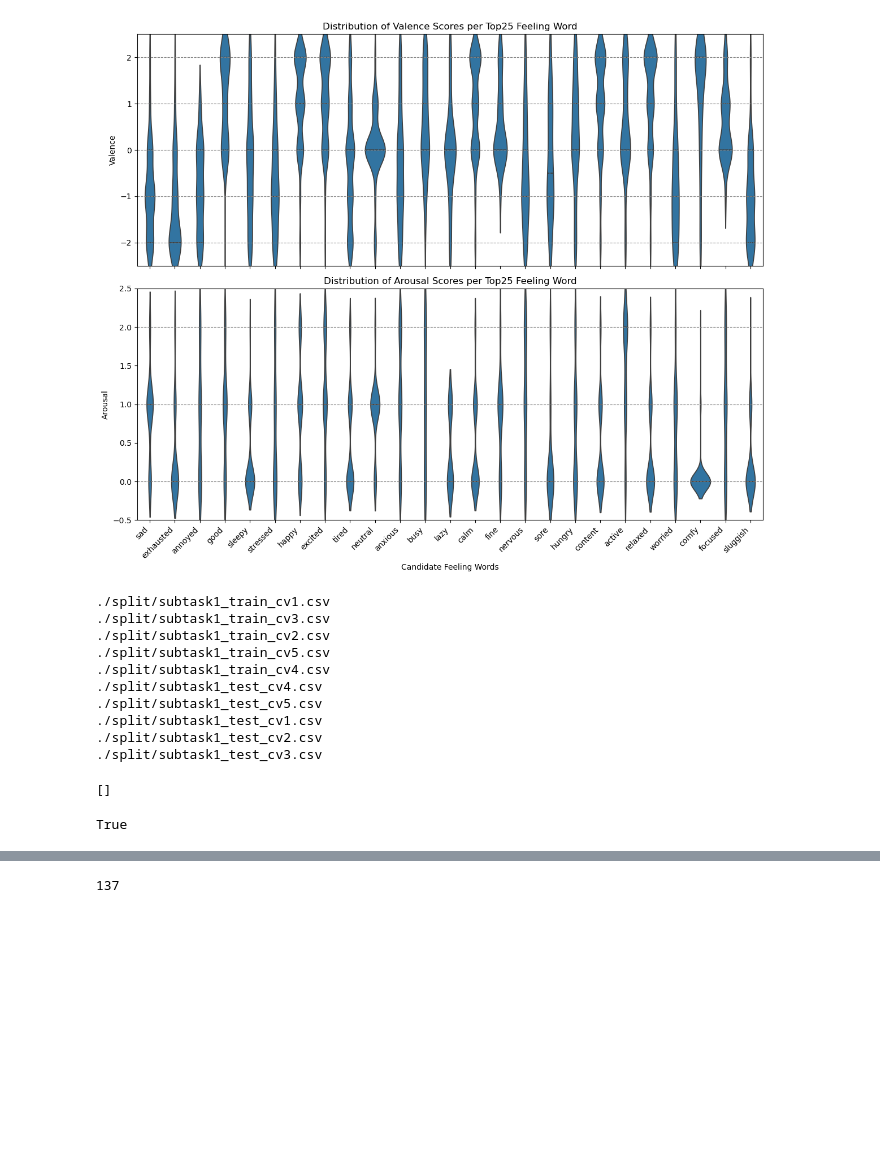
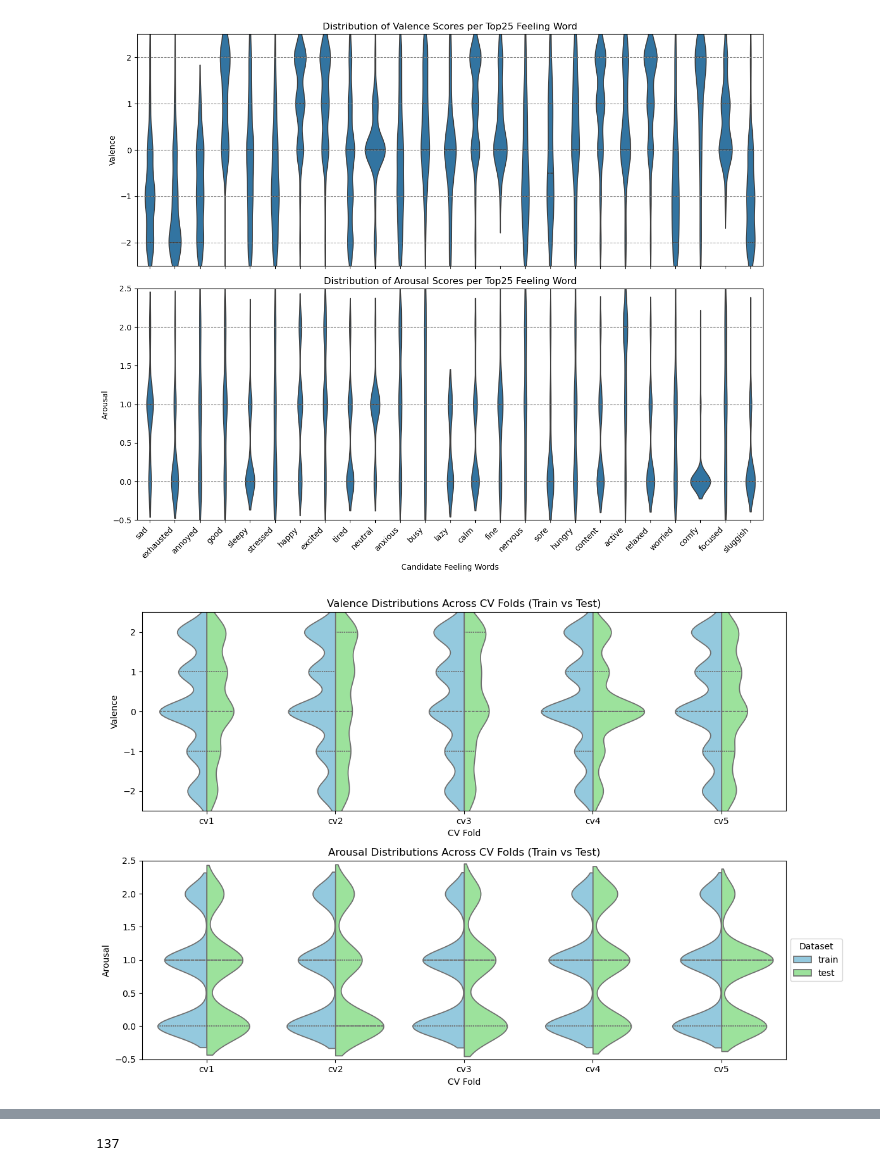
Before and after one commit to jiyuc/semeval2026-task2, a Jupyter notebook: exploratory_data_analysis.ipynb, the cells around one changed output, grey strips where cells are left out. Cells and saved outputs as stored; diff of their text form; code cells hidden in the pictures; blank space fills up the shorter version.

```diff
--- a/exploratory_data_analysis.ipynb
+++ b/exploratory_data_analysis.ipynb
@@ -109,42 +109,60 @@ plt.show()
 # %%
 train_files = glob.glob("./split/subtask1_train_cv*.csv")
 test_files = glob.glob("./split/subtask1_test_cv*.csv")
-def _load_csvs(files):
-    dfs = []
 
-    # 3. Loop over files, read each CSV, append to list
-    for file in files:
+def _load_raw_data(train_files, test_files):
+    valence_list = []
+    arousal_list = []
+
+    # Process train files
+    for i, file in enumerate(train_files):
         df = pd.read_csv(file)
-        if 23 in df["user_id"]:
-            print(file)
-        dfs.append(df)
+        fold = f"cv{i+1}"
+        valence_list.append(pd.DataFrame({'value': df['valence'], 'fold': fold, 'dataset': 'train'}))
+        arousal_list.append(pd.DataFrame({'value': df['arousal'], 'fold': fold, 'dataset': 'train'}))
 
-    # 4. Concatenate all DataFrames into one
-    combined_df = pd.concat(dfs, ignore_index=True)
-    combined_df = combined_df.drop_duplicates()
-    return combined_df
+    # Process test files
+    for i, file in enumerate(test_files):
+        df = pd.read_csv(file)
+        fold = f"cv{i+1}"
+        valence_list.append(pd.DataFrame({'value': df['valence'], 'fold': fold, 'dataset': 'test'}))
+        arousal_list.append(pd.DataFrame({'value': df['arousal'], 'fold': fold, 'dataset': 'test'}))
 
-train_df = _load_csvs(train_files)
-test_df = _load_csvs(test_files)
+    valence_df = pd.concat(valence_list, ignore_index=True)
+    arousal_df = pd.concat(arousal_list, ignore_index=True)
+
+    return valence_df, arousal_df
+
+valence_df, arousal_df = _load_raw_data(train_files, test_files)
+
+# Create two subplots
+fig, axes = plt.subplots(2, 1, figsize=(12, 8), sharey=False)
+
+# Violin plot for valence
+sns.violinplot(x='fold', y='value', hue='dataset', data=valence_df,
+               ax=axes[0], split=True, inner='quartile', palette={'train':'skyblue','test':'lightgreen'})
+axes[0].set_title("Valence Distributions Across CV Folds (Train vs Test)")
+axes[0].set_ylabel("Valence")
+axes[0].set_xlabel("CV Fold")
+axes[0].set_ylim([-2.5, 2.5])
+
+# Violin plot for arousal
+sns.violinplot(x='fold', y='value', hue='dataset', data=arousal_df,
+               ax=axes[1], split=True, inner='quartile', palette={'train':'skyblue','test':'lightgreen'})
+axes[1].set_title("Arousal Distributions Across CV Folds (Train vs Test)")
+axes[1].set_ylabel("Arousal")
+axes[1].set_xlabel("CV Fold")
+axes[1].set_ylim([-0.5, 2.5])
+
+# Adjust legend outside
+axes[1].legend(loc='center left', bbox_to_anchor=(1, 0.5), title="Dataset")
+axes[0].legend_.remove()  # remove duplicate legend from top plot
+
+plt.tight_layout()
+plt.savefig("valence-arousal_violin_train_test.pdf")
+plt.show()
 # %% [output]
-./split/subtask1_train_cv1.csv
-./split/subtask1_train_cv3.csv
-./split/subtask1_train_cv2.csv
-./split/subtask1_train_cv5.csv
-./split/subtask1_train_cv4.csv
-./split/subtask1_test_cv4.csv
-./split/subtask1_test_cv5.csv
-./split/subtask1_test_cv1.csv
-./split/subtask1_test_cv2.csv
-./split/subtask1_test_cv3.csv
+[figure, added]
-# %%
-[i for i in train_df["user_id"] if i not in test_df["user_id"]]
-# %% [output]
-[]
-# %%
-23 in test_df["user_id"]
-# %% [output]
-True
 # %%
 len(set(train_df["user_id"].tolist()) - set(test_df["user_id"].tolist()))
 # %% [output]
```
Also changed, not shown: parts of 1 cell of this notebook, 1 other file.
